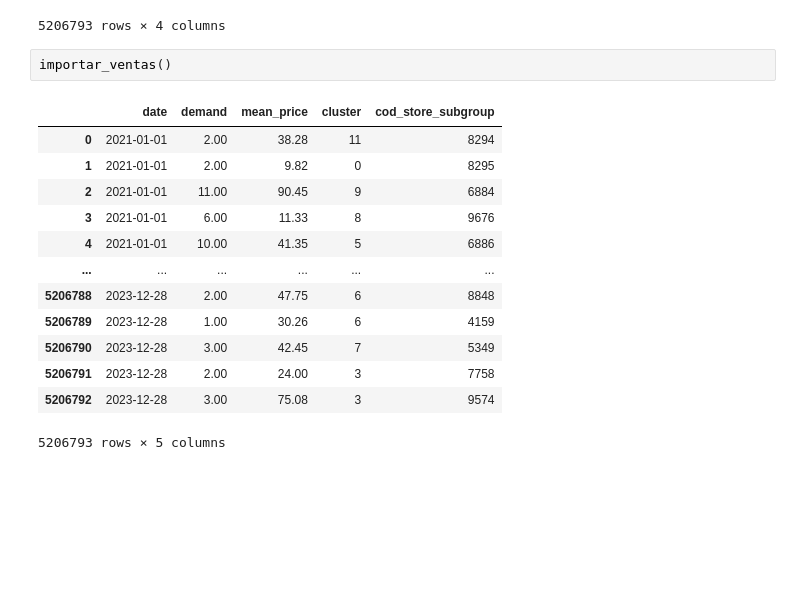
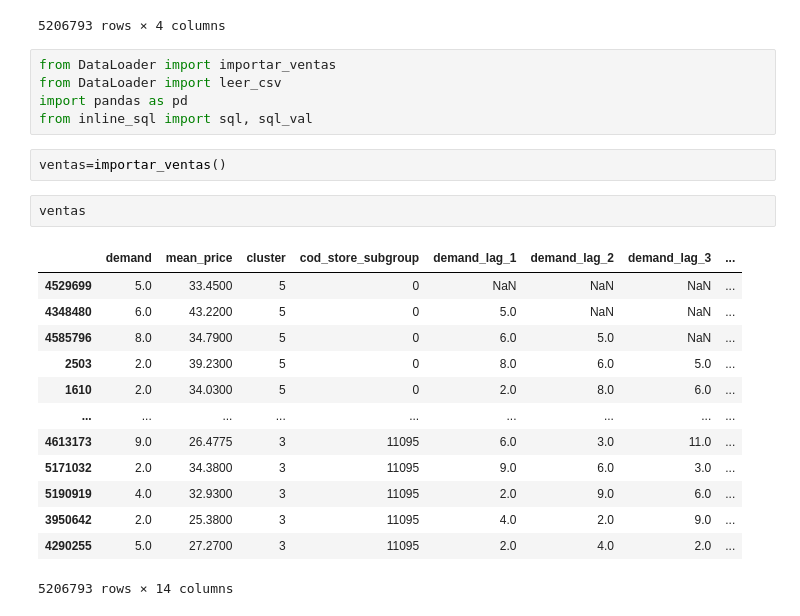
Before and after one commit to Emiliano-Torres/proyecto_eci, a Jupyter notebook: DataProcessing.ipynb, the cells around one changed output. Cells and saved outputs as stored; diff of their text form; blank space fills up the shorter version.

```diff
--- a/DataProcessing.ipynb
+++ b/DataProcessing.ipynb
@@ -351,19 +337,26 @@ ventas_con_codigo
 | 5206791 | 2023-12-27 | 6884 | 2.00 | 66.17 |
 | 5206792 | 2023-12-28 | 1799 | 1.00 | 71.82 |
 5206793 rows × 4 columns
+# %%
+from DataLoader import importar_ventas
+from DataLoader import leer_csv
+import pandas as pd
+from inline_sql import sql, sql_val
 # %%
-importar_ventas()
+ventas=importar_ventas()
-# %% [output]
-|  | date | demand | mean_price | cluster | cod_store_subgroup |
-| 0 | 2021-01-01 | 2.00 | 38.28 | 11 | 8294 |
-| 1 | 2021-01-01 | 2.00 | 9.82 | 0 | 8295 |
-| 2 | 2021-01-01 | 11.00 | 90.45 | 9 | 6884 |
-| 3 | 2021-01-01 | 6.00 | 11.33 | 8 | 9676 |
-| 4 | 2021-01-01 | 10.00 | 41.35 | 5 | 6886 |
-| ... | ... | ... | ... | ... | ... |
-| 5206788 | 2023-12-28 | 2.00 | 47.75 | 6 | 8848 |
-| 5206789 | 2023-12-28 | 1.00 | 30.26 | 6 | 4159 |
-| 5206790 | 2023-12-28 | 3.00 | 42.45 | 7 | 5349 |
-| 5206791 | 2023-12-28 | 2.00 | 24.00 | 3 | 7758 |
-| 5206792 | 2023-12-28 | 3.00 | 75.08 | 3 | 9574 |
-5206793 rows × 5 columns
+# %%
+ventas
+# %% [output]
+|  | demand | mean_price | cluster | cod_store_subgroup | demand_lag_1 | demand_lag_2 | demand_lag_3 | ... |
+| 4529699 | 5.0 | 33.4500 | 5 | 0 | NaN | NaN | NaN | ... |
+| 4348480 | 6.0 | 43.2200 | 5 | 0 | 5.0 | NaN | NaN | ... |
+| 4585796 | 8.0 | 34.7900 | 5 | 0 | 6.0 | 5.0 | NaN | ... |
+| 2503 | 2.0 | 39.2300 | 5 | 0 | 8.0 | 6.0 | 5.0 | ... |
+| 1610 | 2.0 | 34.0300 | 5 | 0 | 2.0 | 8.0 | 6.0 | ... |
+| ... | ... | ... | ... | ... | ... | ... | ... | ... |
+| 4613173 | 9.0 | 26.4775 | 3 | 11095 | 6.0 | 3.0 | 11.0 | ... |
+| 5171032 | 2.0 | 34.3800 | 3 | 11095 | 9.0 | 6.0 | 3.0 | ... |
+| 5190919 | 4.0 | 32.9300 | 3 | 11095 | 2.0 | 9.0 | 6.0 | ... |
+| 3950642 | 2.0 | 25.3800 | 3 | 11095 | 4.0 | 2.0 | 9.0 | ... |
+| 4290255 | 5.0 | 27.2700 | 3 | 11095 | 2.0 | 4.0 | 2.0 | ... |
+5206793 rows × 14 columns
```
Also changed, not shown: parts of 4 cells of this notebook, 2 other files.
